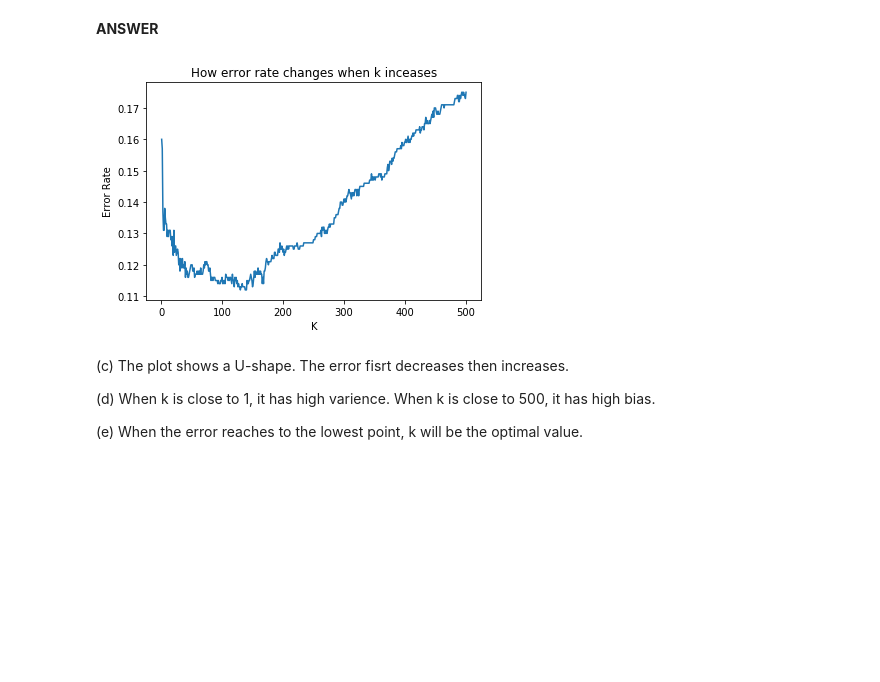
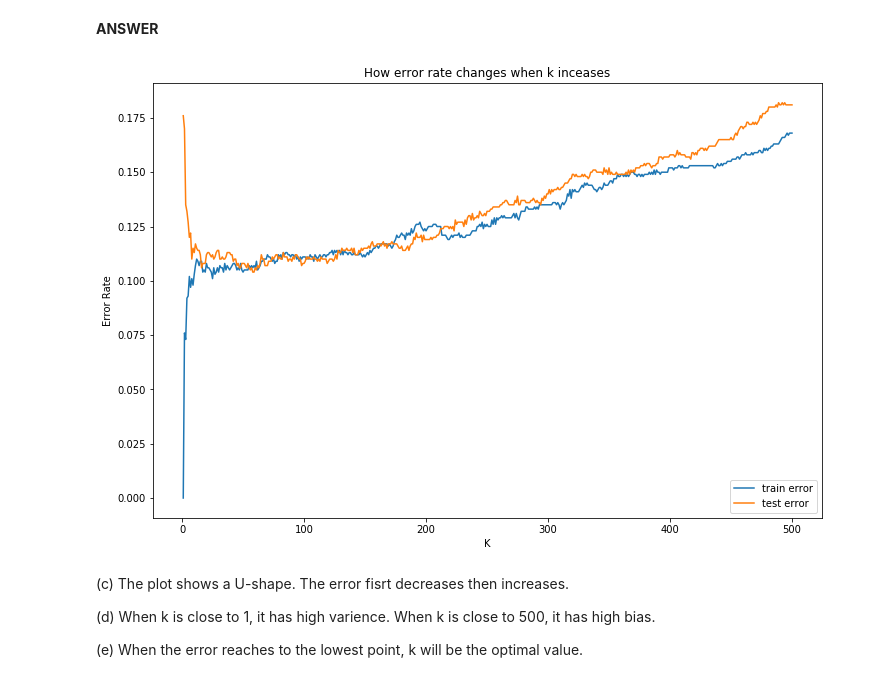
Before and after one commit to chrimiway/machine-learning-course, a Jupyter notebook: Assignment2.ipynb, the cells around one changed output. Cells and saved outputs as stored; diff of their text form; code cells hidden in the pictures; blank space fills up the shorter version.

Commit message:
fix plot

```diff
--- a/Assignment2.ipynb
+++ b/Assignment2.ipynb
@@ -471,22 +472,28 @@ Here, the value of $k$ determines how flexible our model is.
 # %%
 # (a)
 X_test2, Y_test2 = make_moons(n_samples = 1000, noise = 0.35)
 
 # (b)
-error = list()
+train_error = list()
+test_error = list()
 for i in trange(1, 501):
     knn_classifier = KNeighborsClassifier(n_neighbors=i)
     knn_classifier.fit(X, Y)
-    y_hat = knn_classifier.predict(X_test2)
-    list.append(error, 1 - accuracy(Y_test2, y_hat))
+    y_hat_train = knn_classifier.predict(X)
+    y_hat_test = knn_classifier.predict(X_test2)
+    list.append(train_error, 1 - accuracy(Y, y_hat_train))
+    list.append(test_error, 1 - accuracy(Y_test2, y_hat_test))
 
-plt.plot(np.arange(1, 501), error)
+plt.figure(figsize=(12, 8))
+line_train, = plt.plot(np.arange(1, 501), train_error, label = "train error")
+line_test, = plt.plot(np.arange(1, 501), test_error, label = "test error")
+plt.legend(handles=[line_train, line_test])
 plt.xlabel("K")
 plt.ylabel("Error Rate")
 plt.title("How error rate changes when k inceases")
 plt.show()
 # %% [output]
-[figure, old version]
+[figure, new version]
 # %% [markdown]
 (c) The plot shows a U-shape. The error fisrt decreases then increases.
 
```
Also changed, not shown: parts of 4 cells of this notebook.
